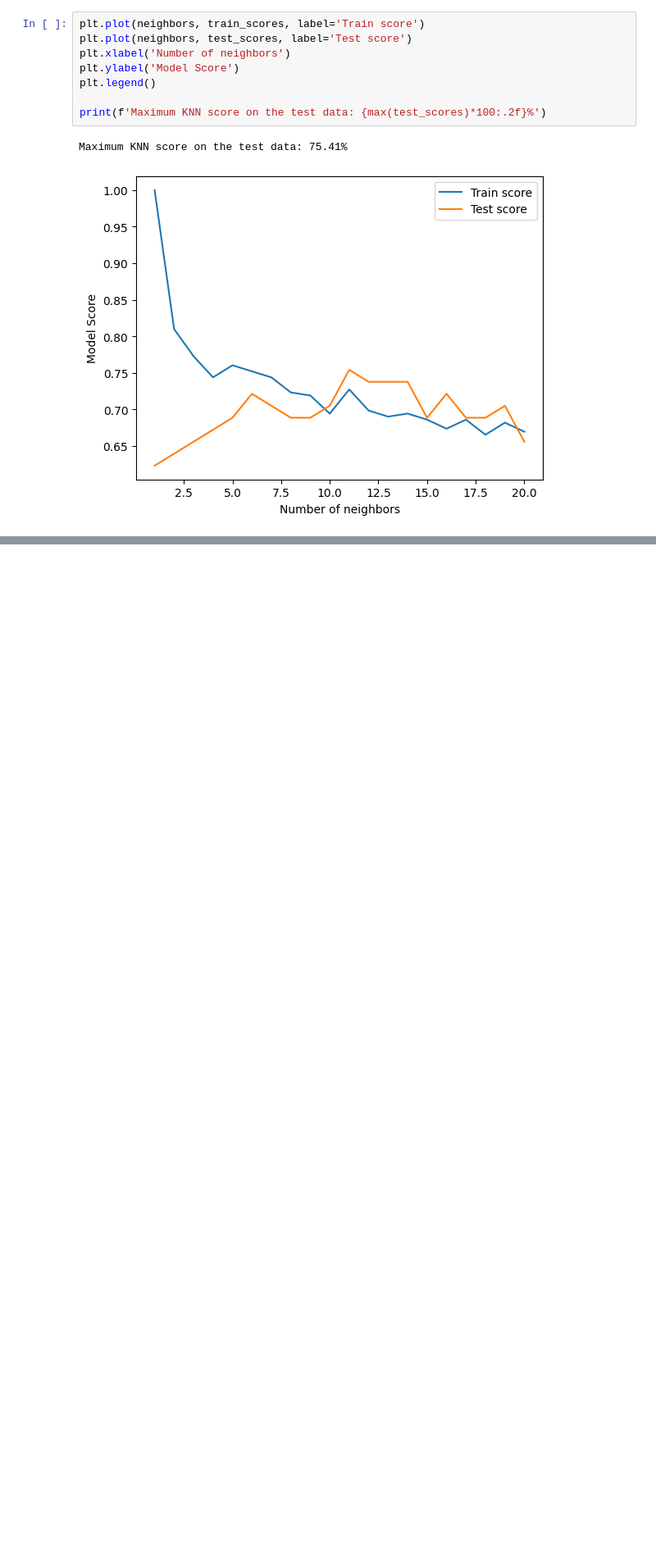
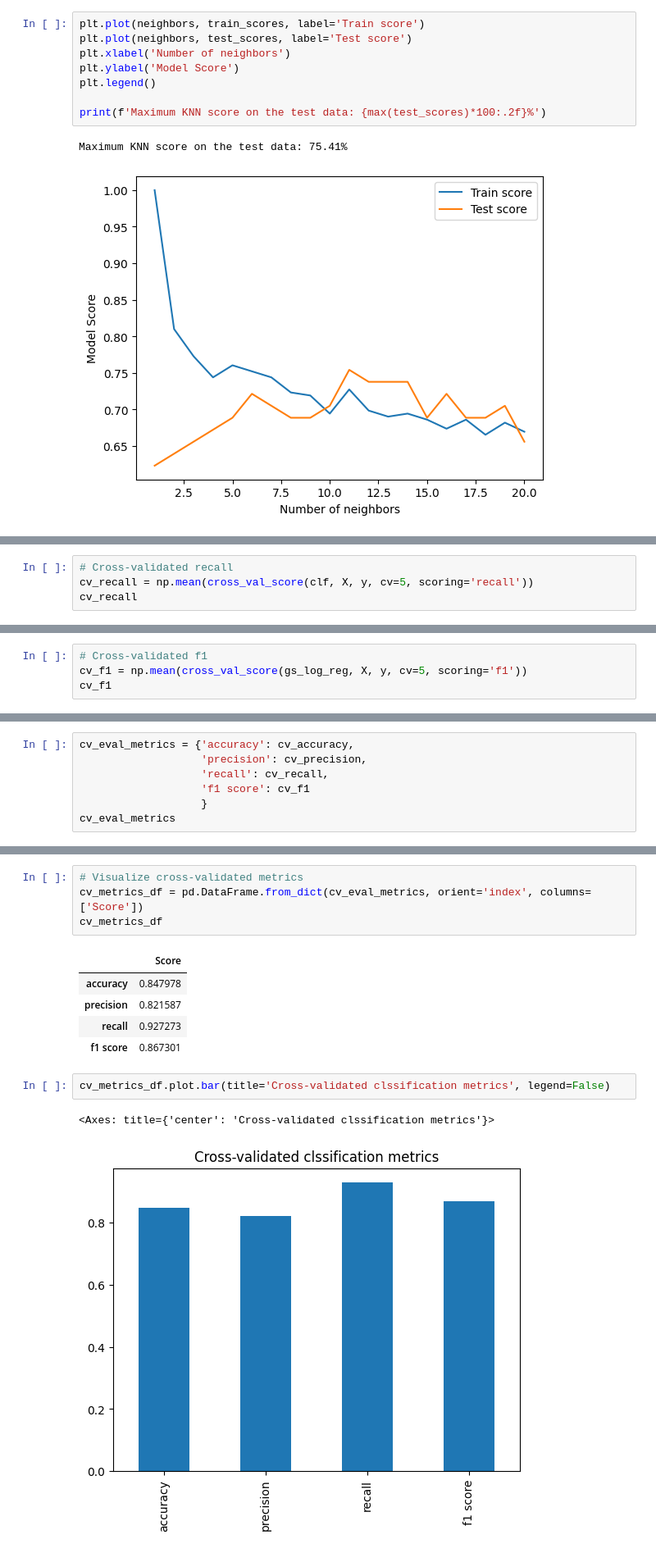
Before and after one commit to hunt3041/ZTM_AI, a Jupyter notebook: heart-disease-project/heart-disease-MLProject.ipynb, the cells around one changed output, grey strips where cells are left out. Shown at 82% size. Cells and saved outputs as stored; diff of their text form; blank space fills up the shorter version.

```diff
--- a/heart-disease-project/heart-disease-MLProject.ipynb
+++ b/heart-disease-project/heart-disease-MLProject.ipynb
@@ -493,0 +725,4 @@ Maximum KNN score on the test data: 75.41%
+# %%
+# Cross-validated recall
+cv_recall = np.mean(cross_val_score(clf, X, y, cv=5, scoring='recall'))
+cv_recall
@@ -493,0 +731,4 @@ Maximum KNN score on the test data: 75.41%
+# %%
+# Cross-validated f1
+cv_f1 = np.mean(cross_val_score(gs_log_reg, X, y, cv=5, scoring='f1'))
+cv_f1
@@ -493,0 +742,7 @@ Maximum KNN score on the test data: 75.41%
+# %%
+cv_eval_metrics = {'accuracy': cv_accuracy,
+                   'precision': cv_precision,
+                   'recall': cv_recall,
+                   'f1 score': cv_f1
+                   }
+cv_eval_metrics
@@ -493,0 +754,15 @@ Maximum KNN score on the test data: 75.41%
+# %%
+# Visualize cross-validated metrics
+cv_metrics_df = pd.DataFrame.from_dict(cv_eval_metrics, orient='index', columns=['Score'])
+cv_metrics_df
+# %% [output]
+|  | Score |
+| accuracy | 0.847978 |
+| precision | 0.821587 |
+| recall | 0.927273 |
+| f1 score | 0.867301 |
+# %%
+cv_metrics_df.plot.bar(title='Cross-validated clssification metrics', legend=False)
+# %% [output]
+<Axes: title={'center': 'Cross-validated clssification metrics'}>
+[figure, added]
```
Also changed, not shown: parts of 43 cells of this notebook, 1 other file.
